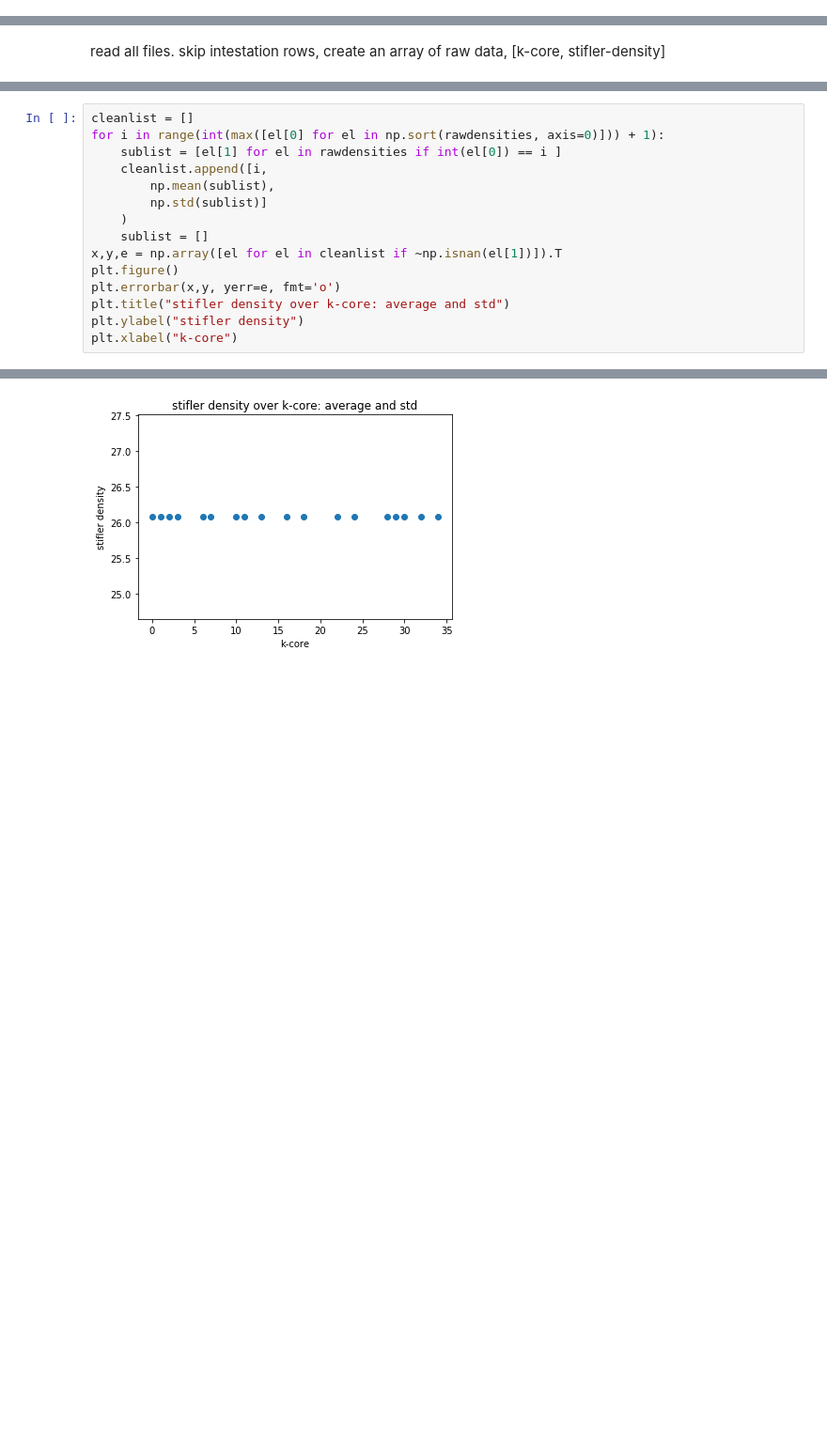
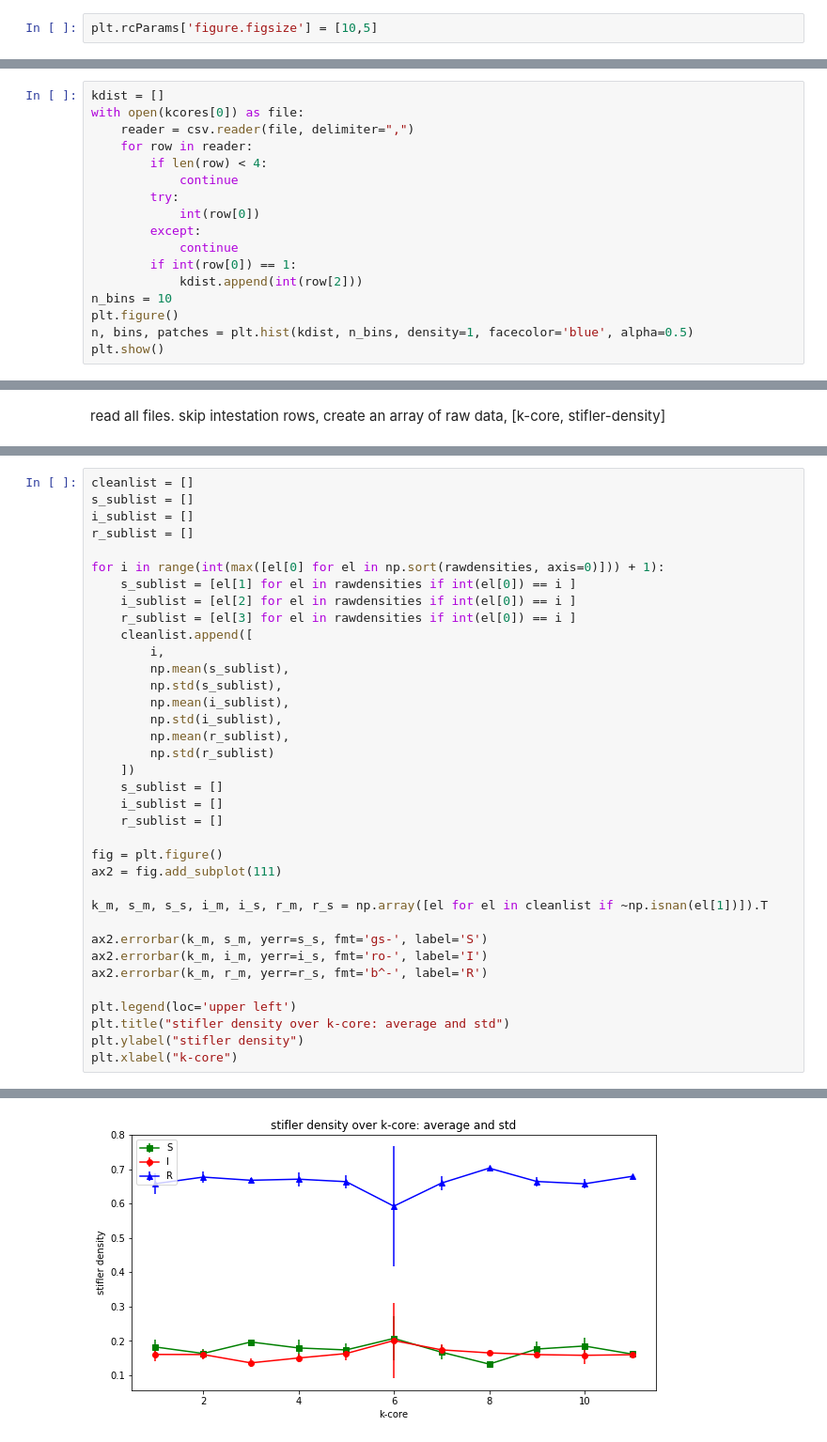
Before and after one commit to BFSteam/memory, a Jupyter notebook: jup/python/Stifler Density Over K-Core.ipynb, the cells around one changed output, grey strips where cells are left out. Shown at 94% size. Drawn from its saved outputs; the diff is of its cells as text; blank space fills up the shorter version.

Commit message:
new dataset and k-core density in StiflerDensity...ipynb

```diff
--- a/jup/python/Stifler Density Over K-Core.ipynb
+++ b/jup/python/Stifler Density Over K-Core.ipynb
@@ -9,3 +12,5 @@ import matplotlib.pyplot as plt
 from os import listdir
 from os.path import isfile, isdir, join, exists
+# %%
+plt.rcParams['figure.figsize'] = [10,5]
 # %%
@@ -38,0 +42,17 @@ kcores
+# %%
+kdist = []
+with open(kcores[0]) as file:
+    reader = csv.reader(file, delimiter=",")
+    for row in reader:
+        if len(row) < 4:
+            continue
+        try:
+            int(row[0])
+        except:
+            continue
+        if int(row[0]) == 1:
+            kdist.append(int(row[2]))
+n_bins = 10
+plt.figure()
+n, bins, patches = plt.hist(kdist, n_bins, density=1, facecolor='blue', alpha=0.5)
+plt.show()
@@ -73,18 +139,39 @@ Text(0.5, 0, 'k-core')
 # %%
 cleanlist = []
+s_sublist = []
+i_sublist = []
+r_sublist = []
+
 for i in range(int(max([el[0] for el in np.sort(rawdensities, axis=0)])) + 1):
-    sublist = [el[1] for el in rawdensities if int(el[0]) == i ]
-    cleanlist.append([i,
-        np.mean(sublist),
-        np.std(sublist)]
-    )
-    sublist = []
-x,y,e = np.array([el for el in cleanlist if ~np.isnan(el[1])]).T
-plt.figure()
-plt.errorbar(x,y, yerr=e, fmt='o')
+    s_sublist = [el[1] for el in rawdensities if int(el[0]) == i ]
+    i_sublist = [el[2] for el in rawdensities if int(el[0]) == i ]
+    r_sublist = [el[3] for el in rawdensities if int(el[0]) == i ]
+    cleanlist.append([
+        i,
+        np.mean(s_sublist),
+        np.std(s_sublist),
+        np.mean(i_sublist),
+        np.std(i_sublist),
+        np.mean(r_sublist),
+        np.std(r_sublist)
+    ])
+    s_sublist = []
+    i_sublist = []
+    r_sublist = []
+
+fig = plt.figure()
+ax2 = fig.add_subplot(111)
+
+k_m, s_m, s_s, i_m, i_s, r_m, r_s = np.array([el for el in cleanlist if ~np.isnan(el[1])]).T
+
+ax2.errorbar(k_m, s_m, yerr=s_s, fmt='gs-', label='S')
+ax2.errorbar(k_m, i_m, yerr=i_s, fmt='ro-', label='I')
+ax2.errorbar(k_m, r_m, yerr=r_s, fmt='b^-', label='R')
+
+plt.legend(loc='upper left')
 plt.title("stifler density over k-core: average and std")
 plt.ylabel("stifler density")
 plt.xlabel("k-core")
 # %% [output]
 Text(0.5, 0, 'k-core')
-[figure, old version]
+[figure, new version]
```
Also changed, not shown: parts of 9 cells of this notebook, 12 other files.
